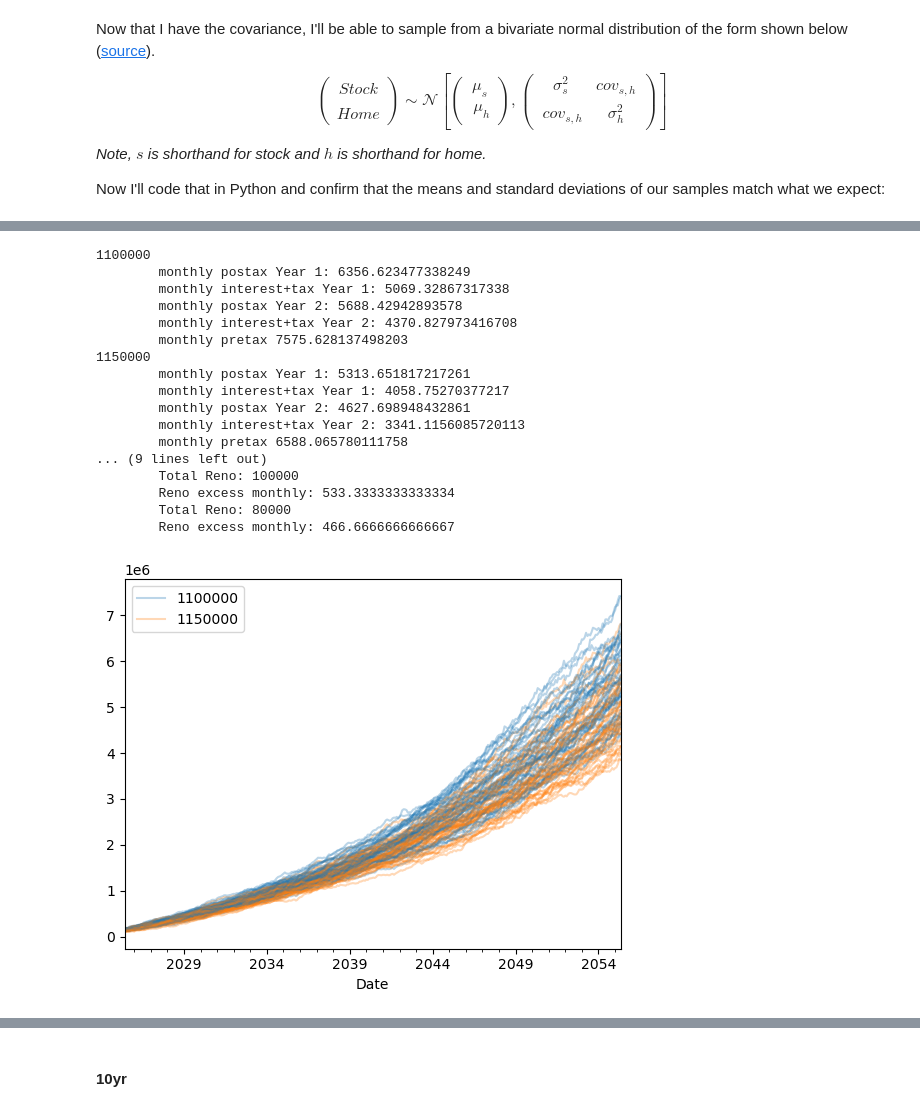
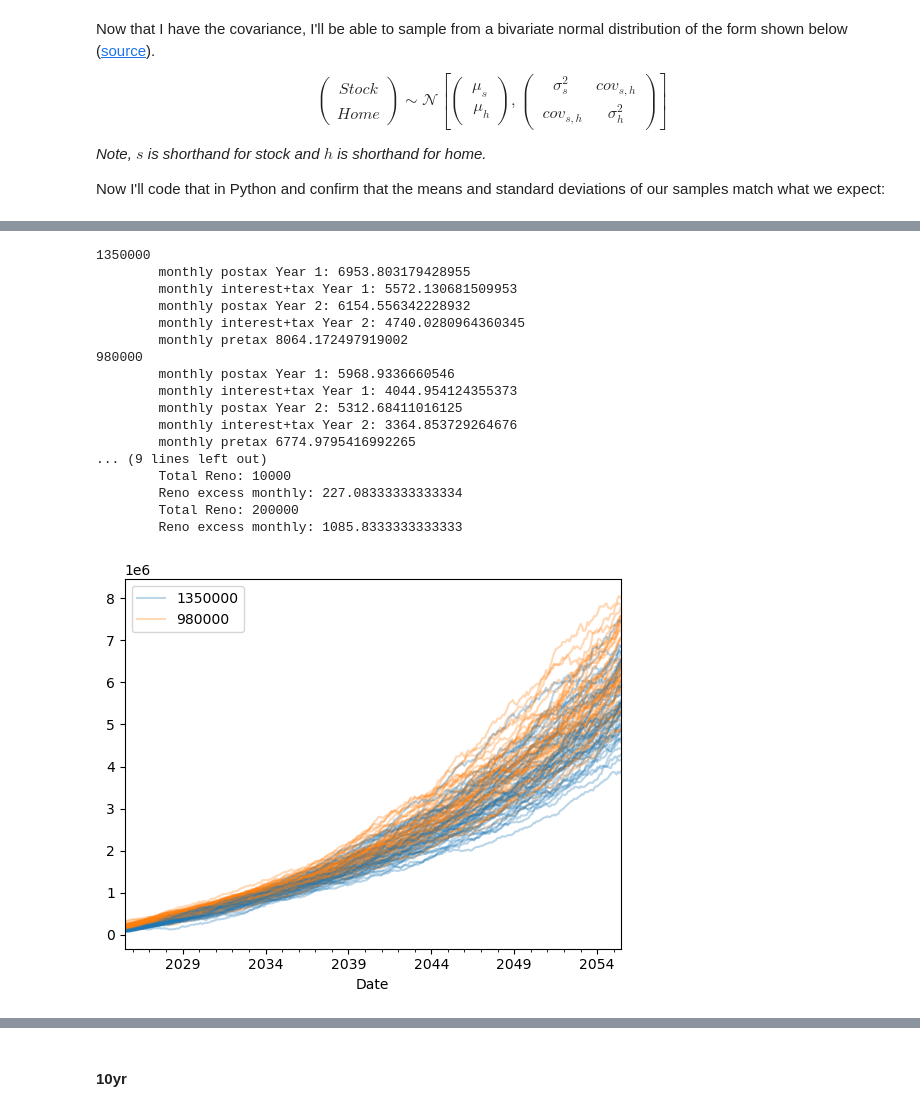
Before and after one commit to peter-amerkhanian/peter-amerkhanian.github.io, a Jupyter notebook: in-progress/reno_model/index.ipynb, the cells around one changed output, grey strips where cells are left out. Cells and saved outputs as stored; diff of their text form; code cells hidden in the pictures.

Commit message:
adding more to the reno model

```diff
--- a/in-progress/reno_model/index.ipynb
+++ b/in-progress/reno_model/index.ipynb
@@ -164,7 +164,7 @@ def owner_table(interest_rate=0.065,
                 returns_df=returns_df,
                 mean_reno_return=.5,
                 cg_tax=.15,
-                buying_fees=0.04,
+                closing_fees=0.035,
                 selling_fees=.07,
                 pct_down=.2,
                 condo=False,
@@ -188,7 +188,7 @@ def owner_table(interest_rate=0.065,
 
     down_payment = cost * pct_down
     principal = cost - down_payment
-    buying_fees = cost*.04
+    buying_fees = cost*closing_fees
     reno_return = np.random.lognormal(np.log(mean_reno_return), 0.2)
     post_reno_value = (cost + renovation * reno_return)
     year = is_year.cumsum()
@@ -392,14 +392,35 @@ profits = {}
 yr_10 = {}
 yr_20 = {}
 yr = {}
-ir = 0.06775
+ir = 0.05625
 for i in range(50):
     returns_df = simulate_returns()
     # No Reno
-    scenario_1 = {'cost': 1_100_000, 'renovation': 100000,
+    scenario_1 = {'cost': 1_350_000, 'renovation': 10_000,
+                  'mean_reno_return': .1,
+                  # 'upgrade': '2033-01-01',
+                  'returns_df': returns_df, 'pct_down': .2, 'interest_rate':ir,
+                #   'upgrade_cost_today':1500000,
+                #   'upgrade': '2033-01-01'
+                  }
+    scenario_2 = {'cost': 980000, 'renovation': 200000,
                   'mean_reno_return': 1,
                   # 'upgrade': '2033-01-01',
                   'returns_df': returns_df, 'pct_down': .2, 'interest_rate':ir,
+                #   'upgrade_cost_today':1500000,
+                #   'upgrade': '2033-01-01'
+                  }
+    cornell = {'cost': 1_075_000, 'renovation': 15_000,
+                  'mean_reno_return': 1,
+                  # 'upgrade': '2033-01-01',
+                  'returns_df': returns_df, 'pct_down': .2, 'interest_rate':ir,
+                  'upgrade_cost_today':1500000,
+                  'upgrade': '2033-01-01'
+                  }
+    fha = {'cost': 1_200_001, 'renovation': 70000,
+                  'mean_reno_return': 1,
+                  # 'upgrade': '2033-01-01',
+                  'returns_df': returns_df, 'pct_down': .035, 'interest_rate':.07,
                 #   'upgrade_cost_today':1500000,
                 #   'upgrade': '2033-01-01'
                   }
@@ -427,7 +448,6 @@ for i in range(50):
               'upgrade': '2033-01-01',
               'returns_df': returns_df, 'pct_down': .2, 'interest_rate':ir}
 
-    scenario_2 = duplex
 
     if i == 0:
         both = compare(scenario_1, scenario_2, returns_df, verbose=True)
@@ -444,47 +464,47 @@ for i in range(50):
         yr_10[str(scenario_1['cost'])] = []
         yr_10[str(scenario_2['cost'])] = []
         yr_10[str(scenario_1['cost'])].append(both[0]['Profit'].iloc[10*12])
         yr_10[str(scenario_2['cost'])].append(both[1]['Profit'].iloc[10*12])
         yr_20[str(scenario_1['cost'])] = []
         yr_20[str(scenario_2['cost'])] = []
         yr_20[str(scenario_1['cost'])].append(both[0]['Profit'].iloc[20*12])
         yr_20[str(scenario_2['cost'])].append(both[1]['Profit'].iloc[20*12])
         both[0]['Profit'].plot(ax=ax, label=str(scenario_1['cost']), color="tab:blue", alpha=.3)
         both[1]['Profit'].plot(ax=ax, label=str(scenario_2['cost']), color="tab:orange", alpha=.3)
     else:
        both = compare(scenario_1, scenario_2, returns_df)
        profits[str(scenario_1['cost'])].append(both[0]['Profit'].iloc[-1])
        profits[str(scenario_2['cost'])].append(both[1]['Profit'].iloc[-1])
        yr[str(scenario_1['cost'])].append(both[0]['Profit'])
        yr[str(scenario_2['cost'])].append(both[1]['Profit'])
        yr_10[str(scenario_1['cost'])].append(both[0]['Profit'].iloc[10*12])
        yr_10[str(scenario_2['cost'])].append(both[1]['Profit'].iloc[10*12])
        yr_20[str(scenario_1['cost'])].append(both[0]['Profit'].iloc[20*12])
        yr_20[str(scenario_2['cost'])].append(both[1]['Profit'].iloc[20*12])
        both[0]['Profit'].plot(ax=ax, label="_k", color="tab:blue", legend=False, alpha=.3)
        both[1]['Profit'].plot(ax=ax, label="_l", color="tab:orange", legend=False, alpha=.3)
 outcomes_df = pd.concat([
     pd.concat(yr[str(scenario_1['cost'])], axis=1).T.assign(variable=str(scenario_1['cost'])),
     pd.concat(yr[str(scenario_2['cost'])], axis=1).T.assign(variable=str(scenario_2['cost']))
 ])
 outcomes_df.columns = both[0].index.astype(str).tolist() + outcomes_df.columns[len(both[0]):].tolist()
 ax.legend();
 # %% [output]
-1100000
-        monthly postax Year 1: 6356.623477338249
-        monthly interest+tax Year 1: 5069.32867317338
-        monthly postax Year 2: 5688.42942893578
-        monthly interest+tax Year 2: 4370.827973416708
-        monthly pretax 7575.628137498203
-1150000
-        monthly postax Year 1: 5313.651817217261
-        monthly interest+tax Year 1: 4058.75270377217
-        monthly postax Year 2: 4627.698948432861
-        monthly interest+tax Year 2: 3341.1156085720113
-        monthly pretax 6588.065780111758
+1350000
+        monthly postax Year 1: 6953.803179428955
+        monthly interest+tax Year 1: 5572.130681509953
+        monthly postax Year 2: 6154.556342228932
+        monthly interest+tax Year 2: 4740.0280964360345
+        monthly pretax 8064.172497919002
+980000
+        monthly postax Year 1: 5968.9336660546
+        monthly interest+tax Year 1: 4044.954124355373
+        monthly postax Year 2: 5312.68411016125
+        monthly interest+tax Year 2: 3364.853729264676
+        monthly pretax 6774.9795416992265
 ... (9 lines left out)
-        Total Reno: 100000
-        Reno excess monthly: 533.3333333333334
-        Total Reno: 80000
-        Reno excess monthly: 466.6666666666667
+        Total Reno: 10000
+        Reno excess monthly: 227.08333333333334
+        Total Reno: 200000
+        Reno excess monthly: 1085.8333333333333
-[figure, old version]
+[figure, new version]
```
Also changed, not shown: parts of 15 cells of this notebook, 19 other files.
